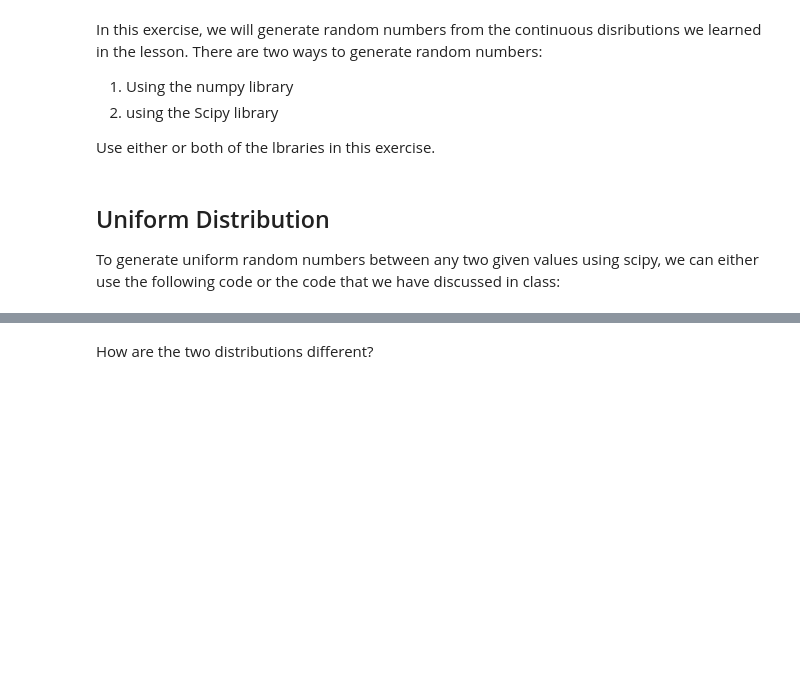
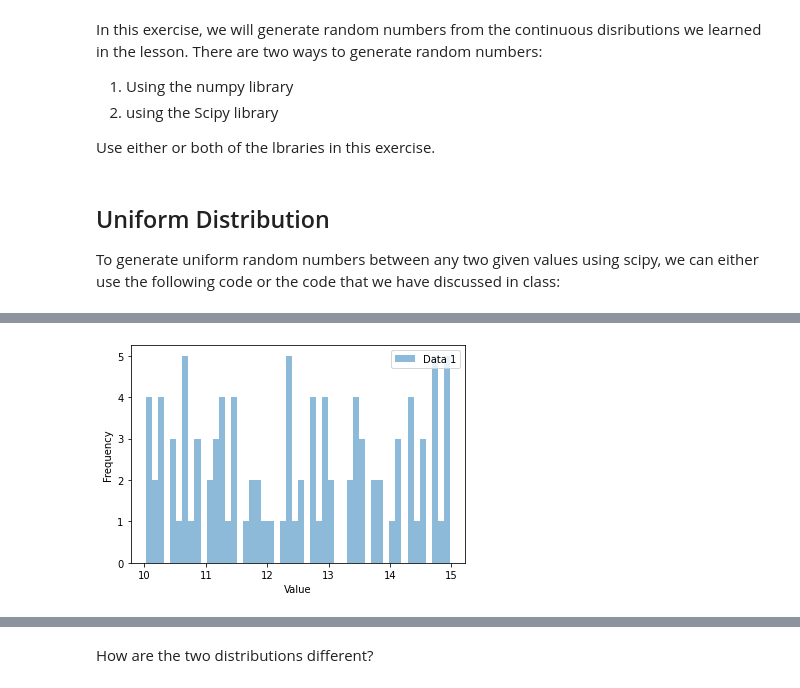
Before and after one commit to Ironhack-data-bcn-january-2023/lab-continuous-probability-distributions, a Jupyter notebook: your-code/main.ipynb, the cells around one changed output, grey strips where cells are left out. Saved outputs shown, nothing was run; the diff lists cells and outputs as text; code cells hidden in the pictures; blank space fills up the shorter version.

```diff
--- a/your-code/main.ipynb
+++ b/your-code/main.ipynb
@@ -49,0 +53,8 @@ Your output should look like below:
+# %%
+# your code here
+def generate_uniform_random(bottom, ceiling, count):
+    x = uniform.rvs(size=count)
+    a = bottom
+    b = ceiling
+    randoms = a + (b-a)*x
+    return randoms
@@ -49,0 +65,17 @@ Your output should look like below:
+# %%
+# Generate the two sets of random numbers
+data1 = generate_uniform_random(10, 15, 100)
+data2 = generate_uniform_random(10, 60, 1000)
+
+# Plot the data using a histogram with 50 bins
+plt.hist(data1, bins=50, alpha=0.5, label='Data 1')
+
+# Add labels and a legend
+plt.xlabel('Value')
+plt.ylabel('Frequency')
+plt.legend(loc='upper right')
+
+# Show the plot
+plt.show()
+# %% [output]
+[figure, added]
```
Also changed, not shown: parts of 30 cells of this notebook.
